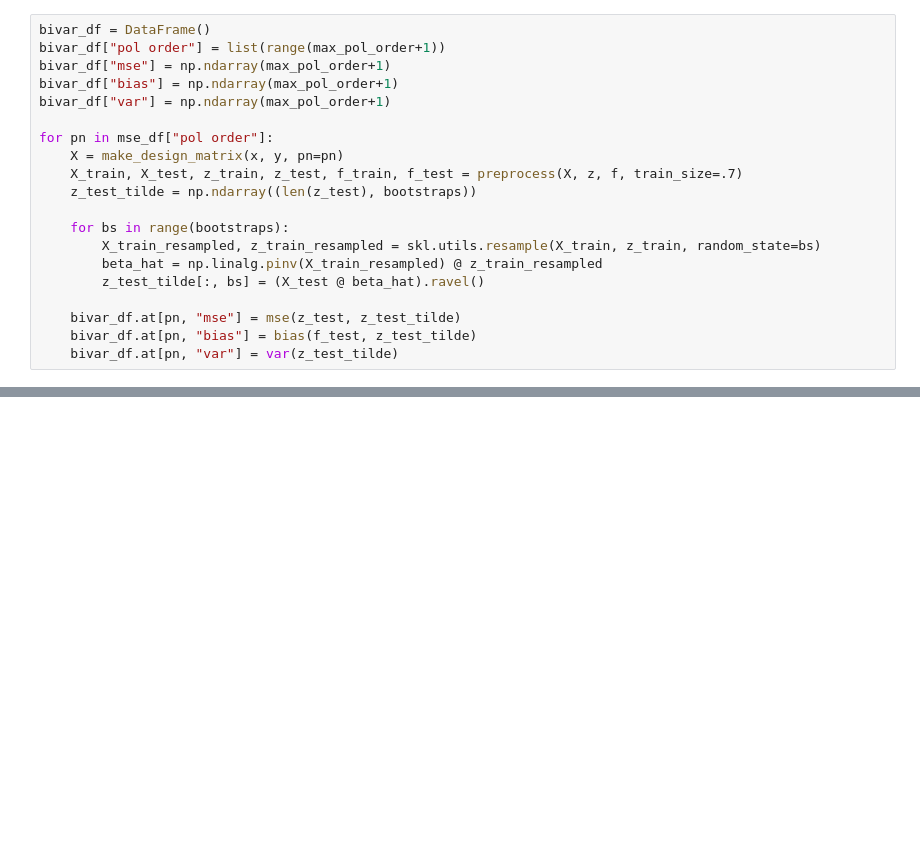
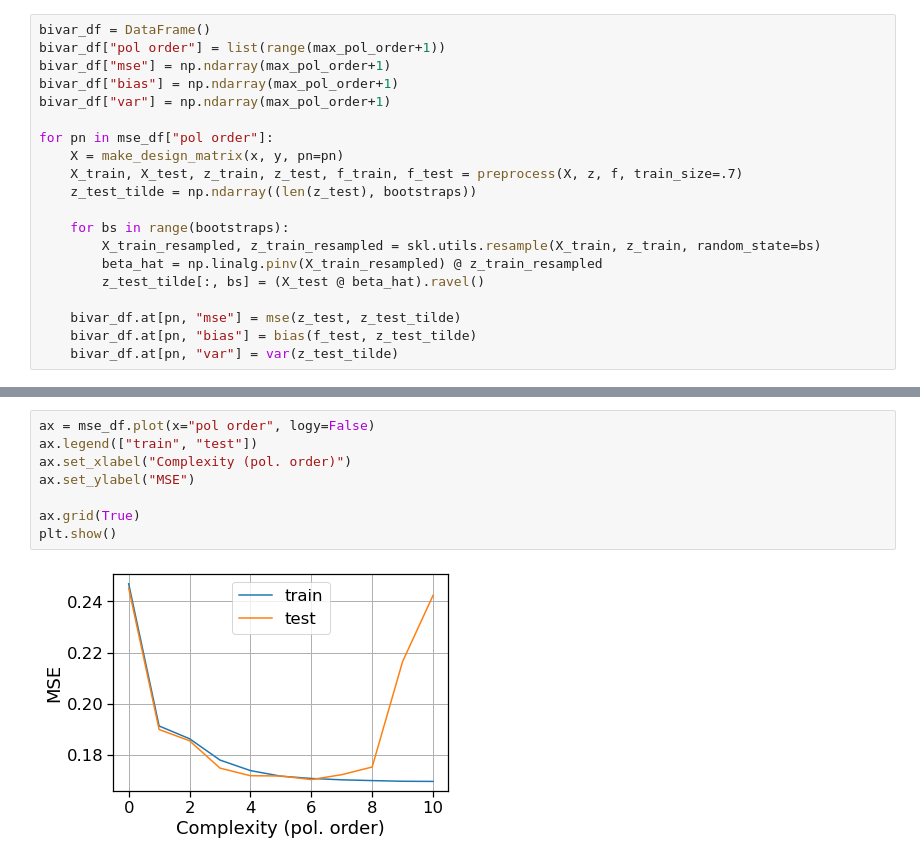
Before and after one commit to fonstelien/FYS-STK4155, a Jupyter notebook: project1/project1.ipynb, the cells around one changed output, grey strips where cells are left out. Drawn from its saved outputs; the diff is of its cells as text; blank space fills up the shorter version.

```diff
--- a/project1/project1.ipynb
+++ b/project1/project1.ipynb
@@ -139,0 +195,10 @@ plt.show()
+# %%
+ax = mse_df.plot(x="pol order", logy=False)
+ax.legend(["train", "test"])
+ax.set_xlabel("Complexity (pol. order)")
+ax.set_ylabel("MSE")
+
+ax.grid(True)
+plt.show()
+# %% [output]
+[figure, added]
```
Also changed, not shown: parts of 10 cells of this notebook.
